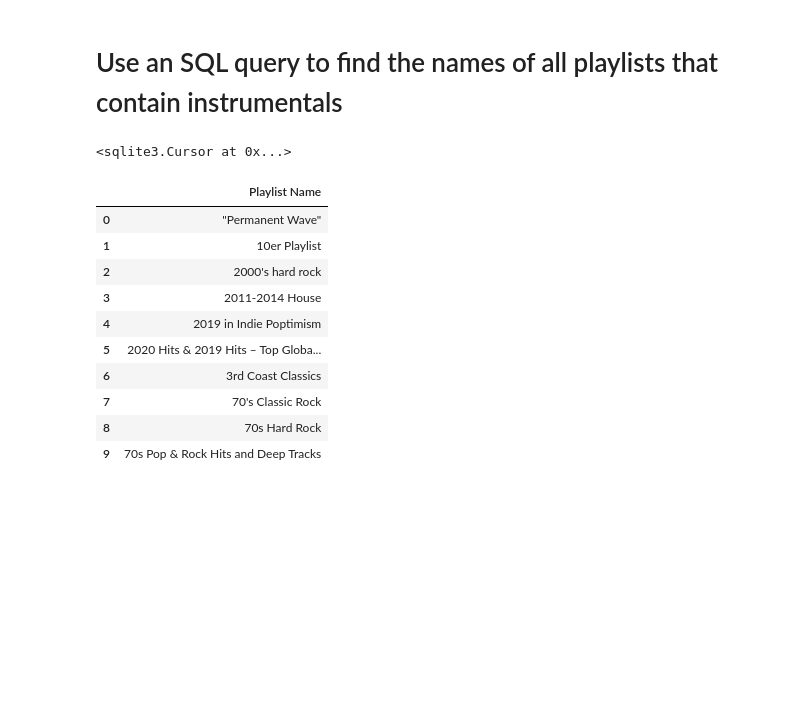
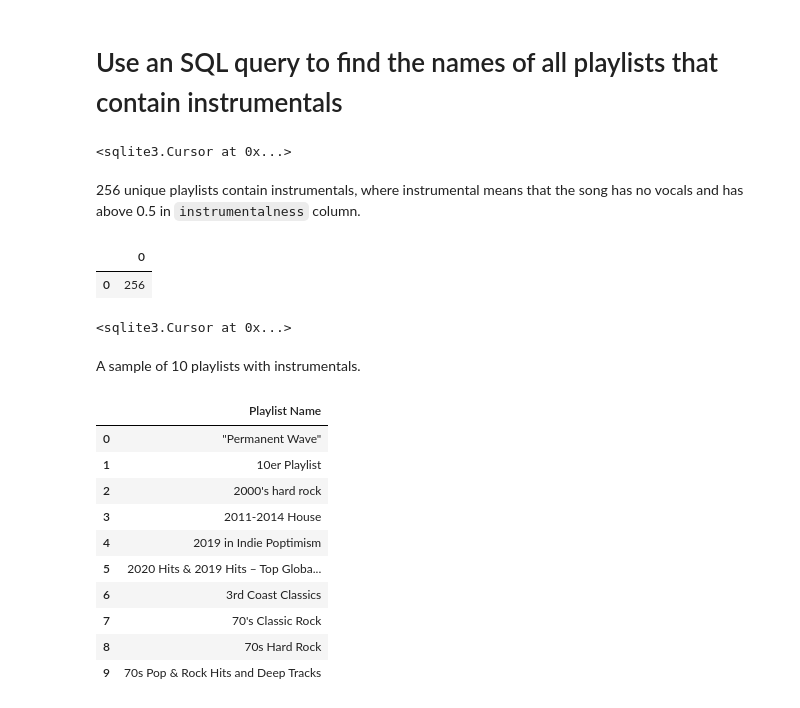
Before and after one commit to Klalena/BIOS823-Statistical_Programming-for-Big-Data, a Jupyter notebook: Homework/Spotify_DB_Normalization.ipynb, the cells around one changed output. Drawn from its saved outputs; the diff is of its cells as text; code cells hidden in the pictures; blank space fills up the shorter version.

```diff
--- a/Homework/Spotify_DB_Normalization.ipynb
+++ b/Homework/Spotify_DB_Normalization.ipynb
@@ -266,33 +265,42 @@ from pandas import DataFrame
 # %%
 conn = sqlite3.connect('spotify_new.db')
 c = conn.cursor()
+# %%
+c.execute ("""
+SELECT COUNT(DISTINCT playlist_name)
+FROM playlist_name AS p
+JOIN track_playlist AS tp
+    ON p.playlist_id = tp.playlist_id
+JOIN track AS t
+    ON tp.track_id = t.track_id
+WHERE t.instrumentalness > 0.5
+""")
+# %% [output]
+<sqlite3.Cursor at 0x...>
+# %% [markdown]
+256 unique playlists contain instrumentals, where instrumental means that the song has no vocals and has above 0.5 in `instrumentalness` column.
+# %%
+DataFrame(c.fetchall())
+# %% [output]
+|  | 0 |
+| 0 | 256 |
 # %%
-# c.execute ("""
-# SELECT playlist_name, COUNT(*) as n
-# FROM playlist_name AS p
-# LEFT JOIN track_playlist AS tp
-#     ON p.playlist_id = tp.playlist_id
-# LEFT JOIN track AS t
-#     ON tp.track_id = t.track_id
-# WHERE t.instrumentalness >= 0.5
-# GROUP BY playlist_name
-# ORDER BY n DESC
-# LIMIT 10
-# """)
+
+c.execute ("""
+SELECT DISTINCT playlist_name
+FROM playlist_name AS p
+JOIN track_playlist AS tp
+    ON p.playlist_id = tp.playlist_id
+JOIN track AS t
+    ON tp.track_id = t.track_id
+WHERE t.instrumentalness > 0.5
+ORDER BY playlist_name
+LIMIT 10
+""")
+# %% [output]
+<sqlite3.Cursor at 0x...>
-# %%
-c.execute ("""
-SELECT DISTINCT playlist_name
-FROM playlist_name AS p
-JOIN track_playlist AS tp
-    ON p.playlist_id = tp.playlist_id
-JOIN track AS t
-    ON tp.track_id = t.track_id
-WHERE t.instrumentalness >= 0.5
-ORDER BY playlist_name
-LIMIT 10
-""")
-# %% [output]
-<sqlite3.Cursor at 0x...>
+# %% [markdown]
+A sample of 10 playlists with instrumentals.
 # %%
 playlists_inst = DataFrame(c.fetchall(), columns = ['Playlist Name'])
 playlists_inst
```
Also changed, not shown: parts of 20 cells of this notebook, 1 other file.
